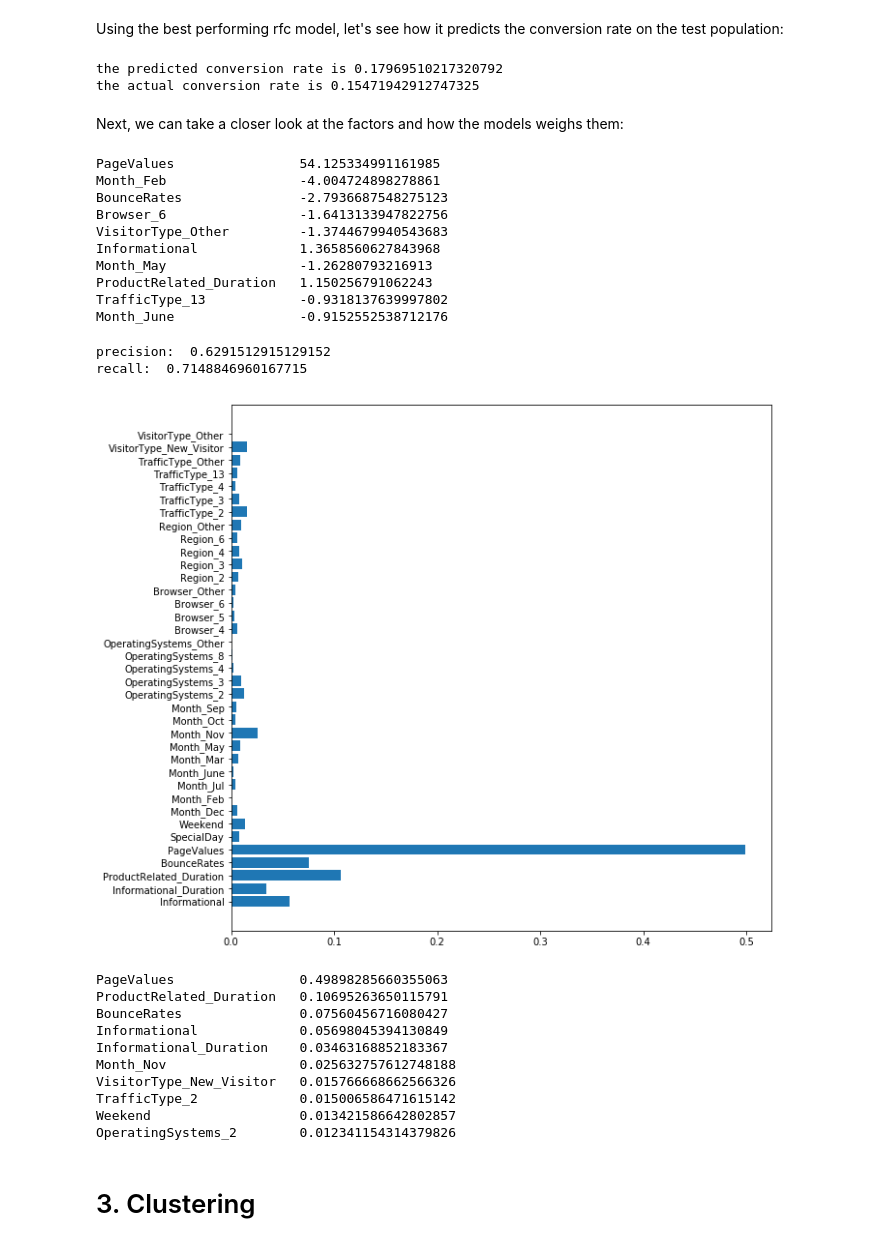
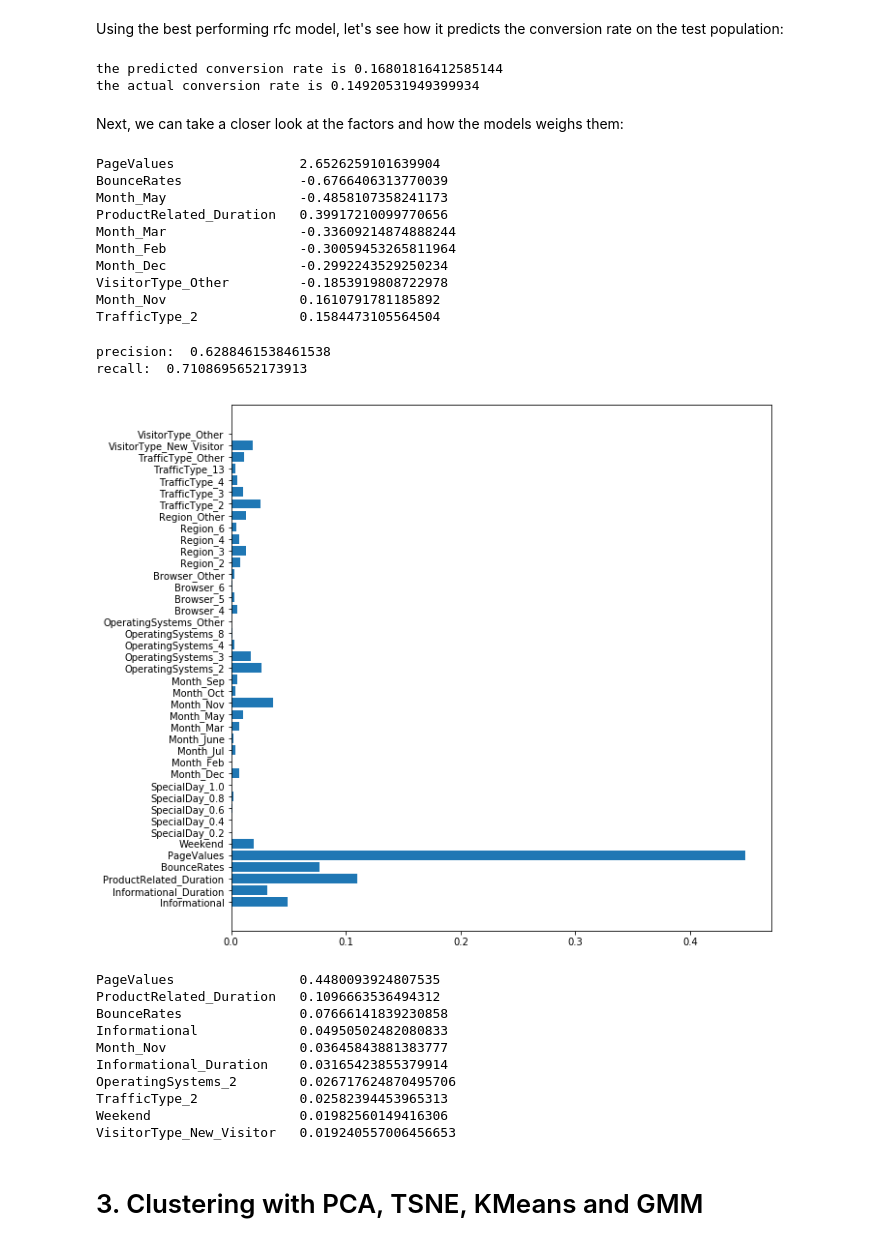
Before and after one commit to teijag/consumer_intention, a Jupyter notebook: intention prediction.ipynb, the cells around one changed output. Drawn from its saved outputs; the diff is of its cells as text; code cells hidden in the pictures.

```diff
--- a/intention prediction.ipynb
+++ b/intention prediction.ipynb
@@ -94,8 +94,8 @@ dtype: int64
 The dataset is pretty clean and ready for the next steps - let's see how each column is distributed.
 # %%
 # type casting - bar charts for categorical columns, boxplots for numeric
-cat_col = df.columns[10:16]
-num_col = df.columns[0:10]
+cat_col = df.columns[9:16]
+num_col = df.columns[0:9]
 bin_col = df.columns[16:18]
 for i in num_col:
     print (i)
@@ -179,8 +178,6 @@ new_df["Informational_Duration"] = new_df["Informational_Duration"].apply(lambda
 # %%
 new_df["total_pages"] = new_df["Administrative"]+ new_df["ProductRelated"] + new_df["Informational"]
 new_df["total_duration"] = new_df["Administrative_Duration"]+ new_df["ProductRelated_Duration"] + new_df["Informational_Duration"]
-# %%
-new_df["SpecialOrNot"] = np.where(new_df["SpecialDay"]>0,1,0)
 # %%
 new_df.head(10)
 # %% [output]
@@ -332,7 +328,7 @@ y = df_ohe['Revenue']
 X = df_ohe[remain_cols]
 X_train, X_test, y_train, y_test = train_test_split(X,y)
 # %%
-scaler = MinMaxScaler()
+scaler = StandardScaler()
 X_train_scaled = scaler.fit_transform(X_train)
 X_test_scaled = scaler.transform(X_test)
 # %% [markdown]
@@ -440,12 +436,11 @@ weighted avg       0.90      0.89      0.90      3083
 # %% [markdown]
 Using the best performing rfc model, let's see how it predicts the conversion rate on the test population:
 # %%
-y_pred = rfc.predict(X_test_scaled)
 print ("the predicted conversion rate is", y_pred.mean())
 print ("the actual conversion rate is", y_test.mean())
 # %% [output]
-the predicted conversion rate is 0.17969510217320792
-the actual conversion rate is 0.15471942912747325
+the predicted conversion rate is 0.16801816412585144
+the actual conversion rate is 0.14920531949399934
 # %% [markdown]
 Next, we can take a closer look at the factors and how the models weighs them:
 # %%
@@ -459,46 +454,45 @@ top_10 = np.argsort(-np.absolute(coef))[:10]
 for i in top_10:
     print ("%-25s %s" % ((X.columns[i], coef[i])))
 # %% [output]
-PageValues                54.125334991161985
-Month_Feb                 -4.004724898278861
-BounceRates               -2.7936687548275123
-Browser_6                 -1.6413133947822756
-VisitorType_Other         -1.3744679940543683
-Informational             1.3658560627843968
-Month_May                 -1.26280793216913
-ProductRelated_Duration   1.150256791062243
-TrafficType_13            -0.9318137639997802
-Month_June                -0.9152552538712176
+PageValues                2.6526259101639904
+BounceRates               -0.6766406313770039
+Month_May                 -0.4858107358241173
+ProductRelated_Duration   0.39917210099770656
+Month_Mar                 -0.33609214874888244
+Month_Feb                 -0.30059453265811964
+Month_Dec                 -0.2992243529250234
+VisitorType_Other         -0.1853919808722978
+Month_Nov                 0.1610791781185892
+TrafficType_2             0.1584473105564504
 # %%
-rfc = RandomForestClassifier(n_estimators = 100)
 rfc.fit(X_train_scaled, y_train)
 y_pred = rfc.predict(X_test_scaled)
 print ("precision: ", precision_score(y_test,y_pred))
 print ("recall: ", recall_score(y_test,y_pred))
 coef = rfc.feature_importances_
 plt.figure(figsize=(10,10))
 plt.barh(y=X.columns,width = coef)
 plt.show()
 
 
 top_10 = np.argsort(-np.absolute(coef))[:10]
 for i in top_10:
     print ("%-25s %s" % ((X.columns[i], coef[i])))
 # %% [output]
-precision:  0.6291512915129152
-recall:  0.7148846960167715
+precision:  0.6288461538461538
+recall:  0.7108695652173913
-[figure, old version]
+[figure, new version]
-PageValues                0.49898285660355063
-ProductRelated_Duration   0.10695263650115791
-BounceRates               0.07560456716080427
-Informational             0.05698045394130849
-Informational_Duration    0.03463168852183367
-Month_Nov                 0.025632757612748188
-VisitorType_New_Visitor   0.015766668662566326
-TrafficType_2             0.015006586471615142
-Weekend                   0.013421586642802857
-OperatingSystems_2        0.012341154314379826
+PageValues                0.4480093924807535
+ProductRelated_Duration   0.1096663536494312
+BounceRates               0.07666141839230858
+Informational             0.04950502482080833
+Month_Nov                 0.03645843881383777
+Informational_Duration    0.03165423855379914
+OperatingSystems_2        0.026717624870495706
+TrafficType_2             0.02582394453965313
+Weekend                   0.01982560149416306
+VisitorType_New_Visitor   0.019240557006456653
 # %% [markdown]
-# 3. Clustering
+# 3. Clustering with PCA, TSNE, KMeans and GMM
 # %%
 # let's see if we can use the top features to cluster the customers.
```
Also changed, not shown: parts of 38 cells of this notebook.
